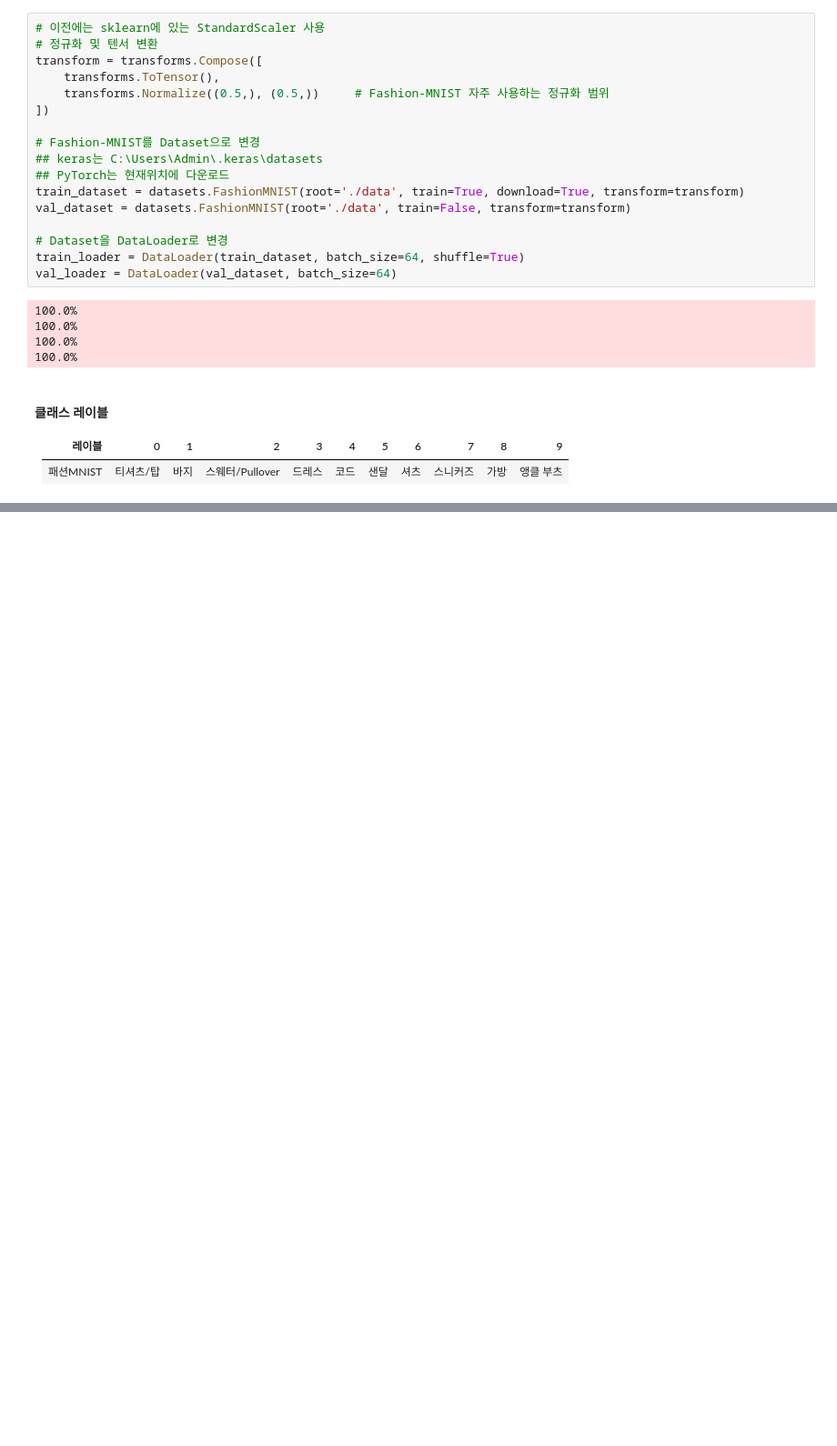
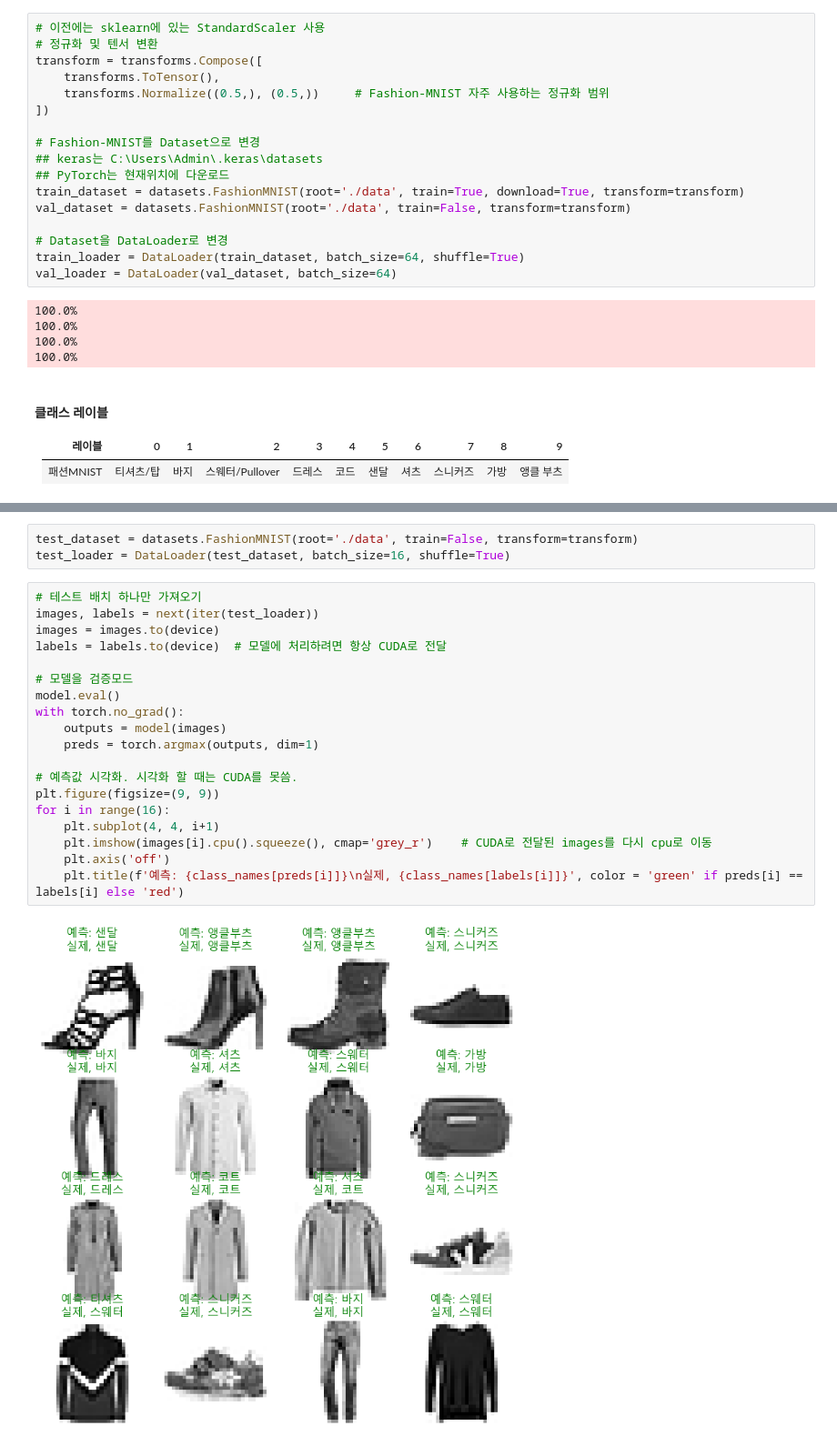
Before and after one commit to hyeonnnho/iot-dataanalysis-2025, a Jupyter notebook: day06/mldl02_파이토치_합성곱신경망.ipynb, the cells around one changed output, grey strips where cells are left out. Shown: that part at 91% size. Drawn from its saved outputs; the diff is of its cells as text; blank space fills up the shorter version.

```diff
--- a/day06/mldl02_파이토치_합성곱신경망.ipynb
+++ b/day06/mldl02_파이토치_합성곱신경망.ipynb
@@ -40,0 +165,24 @@ val_loader = DataLoader(val_dataset, batch_size=64)
+# %%
+test_dataset = datasets.FashionMNIST(root='./data', train=False, transform=transform)
+test_loader = DataLoader(test_dataset, batch_size=16, shuffle=True)
+# %%
+# 테스트 배치 하나만 가져오기
+images, labels = next(iter(test_loader))
+images = images.to(device)
+labels = labels.to(device)  # 모델에 처리하려면 항상 CUDA로 전달
+
+# 모델을 검증모드
+model.eval()
+with torch.no_grad():
+    outputs = model(images)
+    preds = torch.argmax(outputs, dim=1)
+
+# 예측값 시각화. 시각화 할 때는 CUDA를 못씀.
+plt.figure(figsize=(9, 9))
+for i in range(16):
+    plt.subplot(4, 4, i+1)
+    plt.imshow(images[i].cpu().squeeze(), cmap='grey_r')    # CUDA로 전달된 images를 다시 cpu로 이동
+    plt.axis('off')
+    plt.title(f'예측: {class_names[preds[i]]}\n실제, {class_names[labels[i]]}', color = 'green' if preds[i] == labels[i] else 'red')
+# %% [output]
+[figure, added]
```
Also changed, not shown: parts of 15 cells of this notebook.
